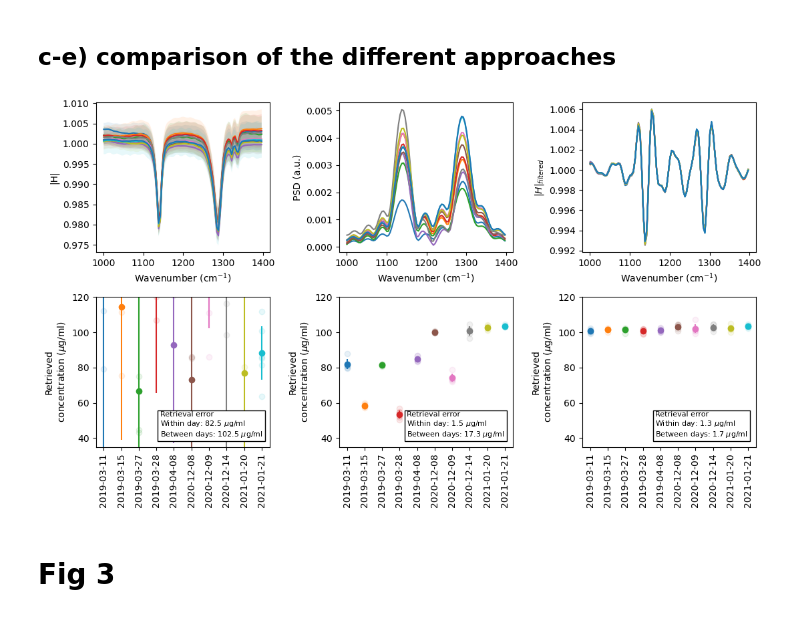
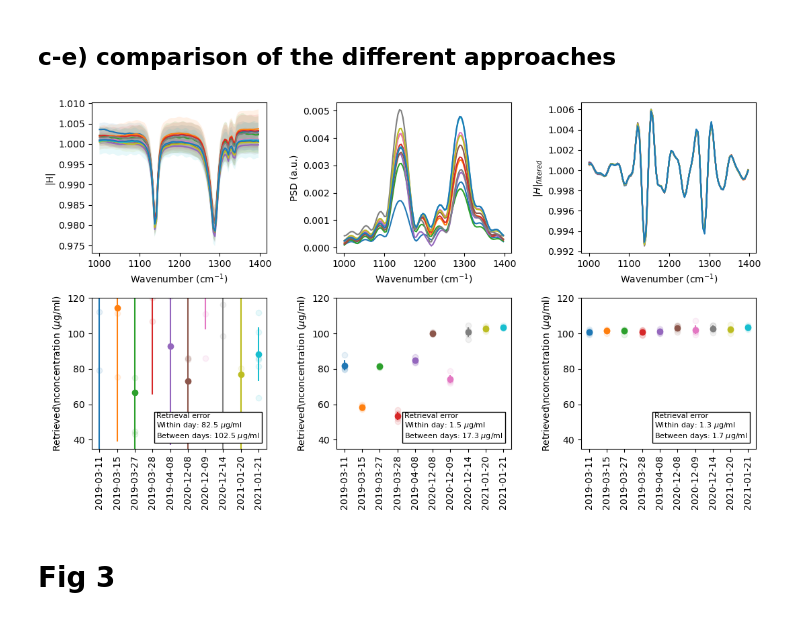
Before and after one commit to marinusHub/time-domain-filtering, a Jupyter notebook: Fig 3 and 4.ipynb, the cells around one changed output. Cells and saved outputs as stored; diff of their text form; code cells hidden in the pictures.

```diff
--- a/Fig 3 and 4.ipynb
+++ b/Fig 3 and 4.ipynb
@@ -117,7 +120,7 @@ for j, seq in enumerate(metafile["date"].unique()): # loop over measuement days
     index = metafile[(metafile["date"] == seq) & filter_conc].index.to_numpy()
     if index.size == 0:
         continue
-    dates.append(seq)
+    dates.append(seq.to_numpy())
     c1, c2, c3 = [],[],[]
     for k in index: # loop over individual measurements to collect retrieved concentratons
         c = frs.concdot(hc[k],hc_Fit,idx_f1,idx_f2)
@@ -134,35 +137,35 @@ for j, seq in enumerate(metafile["date"].unique()): # loop over measuement days
     mu1_seq.append(mu1), mu2_seq.append(mu2), mu3_seq.append(mu3)
     sigma1_seq.append(sigma1), sigma2_seq.append(sigma2), sigma3_seq.append(sigma3)
     ax[3].errorbar(j, mu1, yerr=sigma1, fmt='o')
     ax[3].scatter(j*np.ones(len(c1)),np.array(c1), alpha=0.1)
     ax[4].errorbar(j, mu2, yerr=sigma2, fmt='o')
     ax[4].scatter(j*np.ones(len(c2)),np.array(c2), alpha=0.1)
     ax[5].errorbar(j, mu3, yerr=sigma3, fmt='o')
     ax[5].scatter(j*np.ones(len(c3)),np.array(c3), alpha=0.1)
 
 ax[0].set_ylabel('|H|'), ax[1].set_ylabel('PSD (a.u.)'), ax[2].set_ylabel('$|H|_{filtered}$')
 for i in range(3):
     ax[i+3].set_ylim(35,120)
     ax[i+3].set_xticks(range(1,len(dates)+1))
     ax[i+3].set_xticklabels(np.datetime_as_string(dates, 'D'), rotation=90)
     ax[i].set_xlabel('Wavenumber (cm$^{-1}$)')
-    ax[i+3].set_ylabel('Retrieved\nconcentration ($\mu$g/ml)')#, ax[i+3].set_xlabel('measurement day')
+    ax[i+3].set_ylabel(r'Retrieved\nconcentration ($\mu$g/ml)')#, ax[i+3].set_xlabel('measurement day')
 
 if 1:
     props = dict(boxstyle='square', facecolor='white')
     ax[3].text(0.37, 0.07, '\n'.join((r'Retrieval error',
     r'Within day: %.1f $\mu$g/ml' % (np.mean(sigma1_seq), ),
     r'Between days: %.1f $\mu$g/ml' % (np.std(c1_all), ))), transform=ax[3].transAxes, fontsize=8, bbox=props, ha="left")
     ax[4].text(0.39, 0.07, '\n'.join((r'Retrieval error',
     r'Within day: %.1f $\mu$g/ml' % (np.mean(sigma2_seq), ),
     r'Between days: %.1f $\mu$g/ml' % (np.std(c2_all), ))), transform=ax[4].transAxes, fontsize=8, bbox=props, ha="left")
     ax[5].text(0.42, 0.07, '\n'.join((r'Retrieval error',
     r'Within day: %.1f $\mu$g/ml' % (np.mean(sigma3_seq), ),
     r'Between days: %.1f $\mu$g/ml' % (np.std(c3_all), ))), transform=ax[5].transAxes, fontsize=8, bbox=props, ha="left")
 
 plt.subplots_adjust(hspace=0.3)
 # %% [output]
-[figure, old version]
+[figure, new version]
 # %% [markdown]
 # Fig 3
 # %%
```
Also changed, not shown: parts of 1 cell of this notebook, 9 other files.
